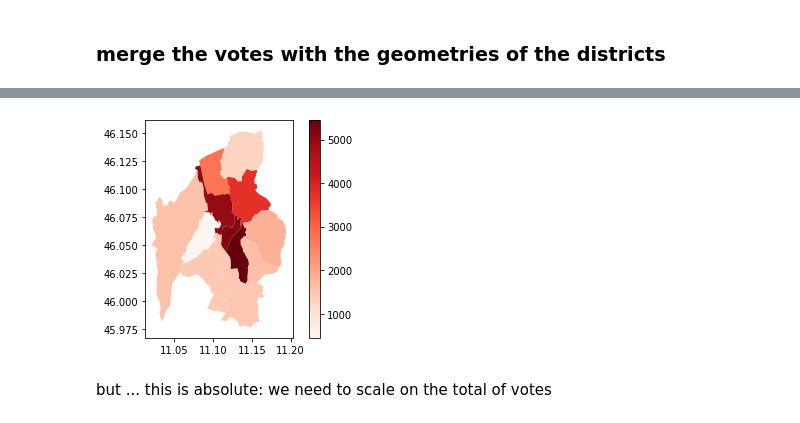
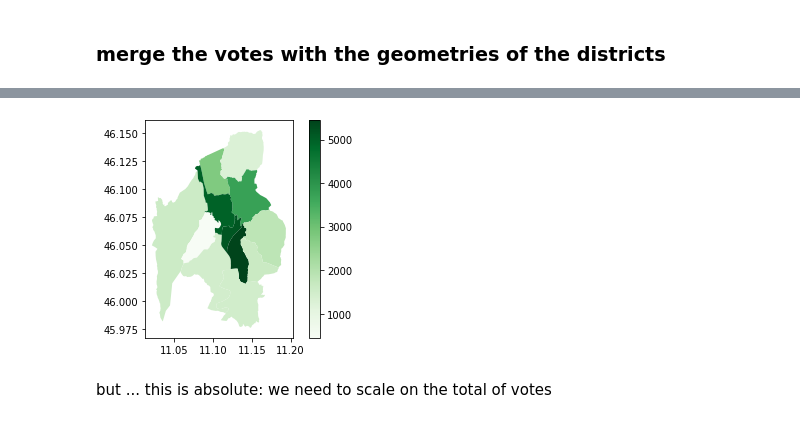
Before and after one commit to napo/geospatial_course_unitn, a Jupyter notebook: code/07_Visualizing_Geospatial_Data_solution_to_exercise.ipynb, the cells around one changed output, grey strips where cells are left out. Drawn from its saved outputs; the diff is of its cells as text; code cells hidden in the pictures.

```diff
--- a/code/07_Visualizing_Geospatial_Data_solution_to_exercise.ipynb
+++ b/code/07_Visualizing_Geospatial_Data_solution_to_exercise.ipynb
@@ -241,7 +277,7 @@ geo_districts_ianeselli = pd.merge(geo_districts,votes_by_district_ianeselli)
 # %%
-geo_districts_ianeselli.plot(column="voti",cmap="Reds",legend=True)
+geo_districts_ianeselli.plot(column="voti",cmap="Greens",legend=True)
 plt.show()
 # %% [output]
-[figure, old version]
+[figure, new version]
 # %% [markdown]
 but ... this is absolute: we need to scale on the total of votes
```
Also changed, not shown: parts of 36 cells of this notebook, 16 other files.
